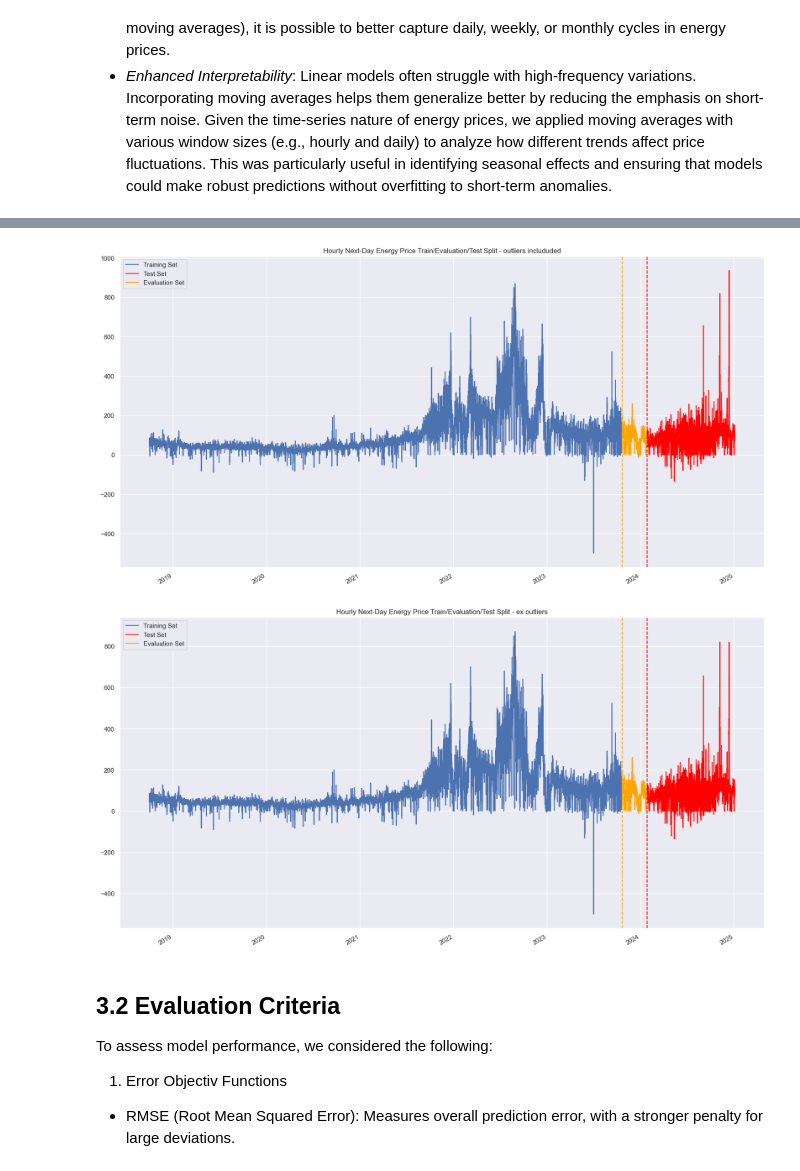
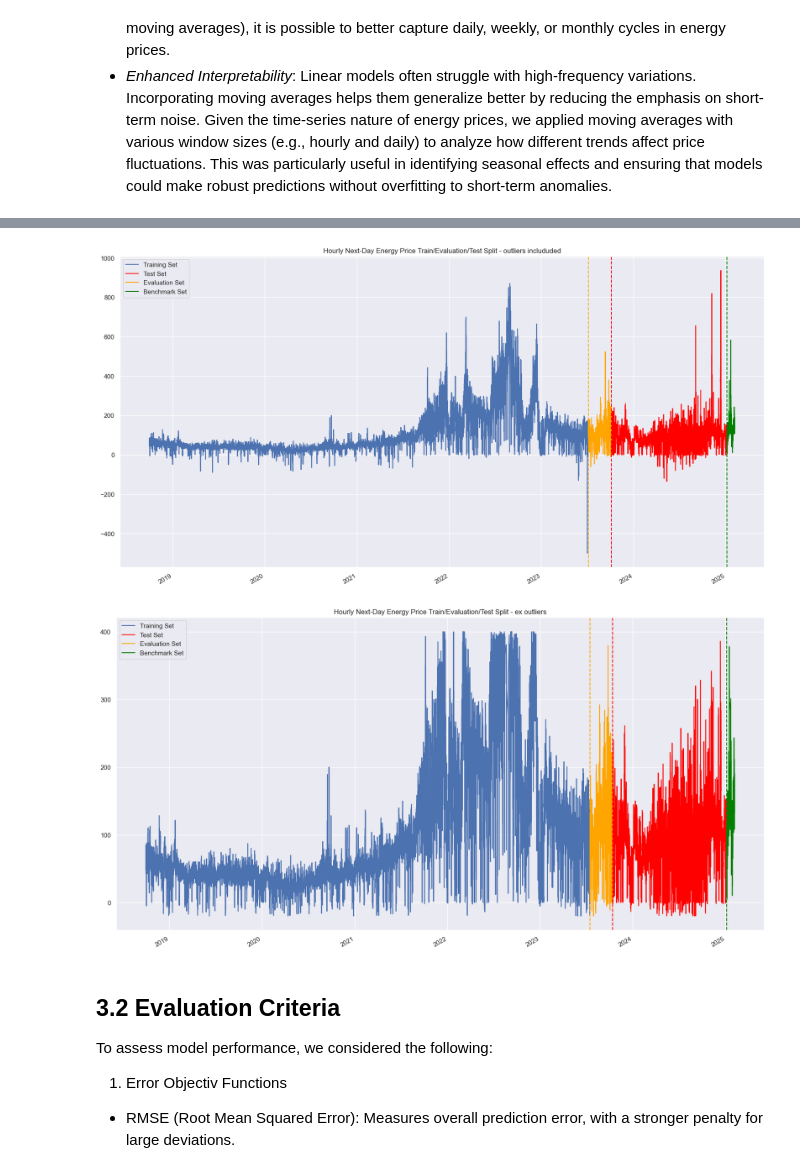
Before and after one commit to YukaNakamoto/LSDI-Project-, a Jupyter notebook: hand_in/notebook.ipynb, the cells around one changed output, grey strips where cells are left out. Saved outputs shown, nothing was run; the diff lists cells and outputs as text; code cells hidden in the pictures.

```diff
--- a/hand_in/notebook.ipynb
+++ b/hand_in/notebook.ipynb
@@ -318,9 +171,9 @@ y_val_XGB = eval_XGB[TARGET]
 # %%
-plot_price_split(train, eval, test, SPLIT_DATE_EVAL, SPLIT_DATE_TEST, "outliers includuded")
-plot_price_split(train_XGB, eval_XGB, test_XGB, SPLIT_DATE_EVAL_INTERVAL, SPLIT_DATE_TEST_INTERVAL, "ex outliers")
+plot_price_split(train, eval, test, benchmark, SPLIT_DATE_EVAL, SPLIT_DATE_TEST, SPLIT_DATE_BENCHMARK, "outliers includuded")
+plot_price_split(train_interval, eval_interval, test_interval, benchmark_interval, SPLIT_DATE_EVAL_INTERVAL, SPLIT_DATE_TEST_INTERVAL, SPLIT_DATE_BENCHMARK, "ex outliers")
 # %% [output]
-[figure, old version]
+[figure, new version]
-[figure, old version]
+[figure, new version]
 # %% [markdown]
 ## 3.2 Evaluation Criteria
 
```
Also changed, not shown: parts of 27 cells of this notebook, 11 other files.
